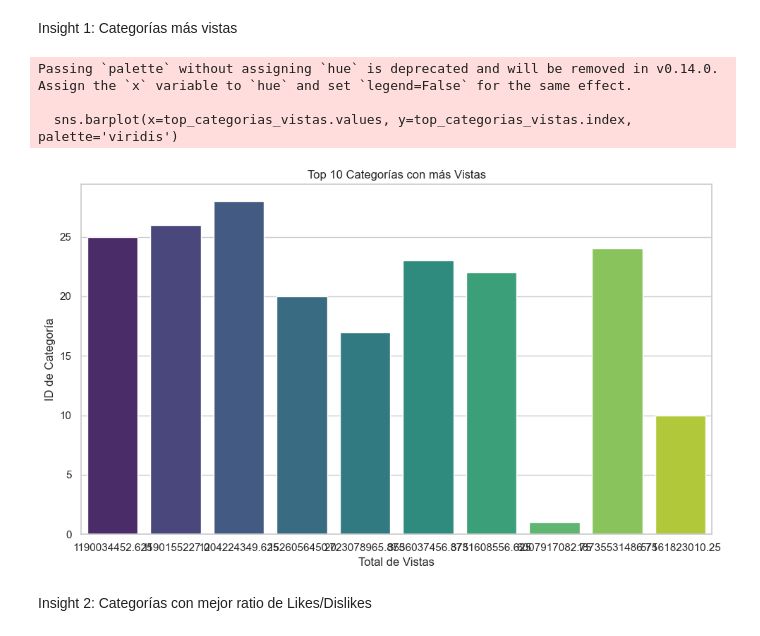
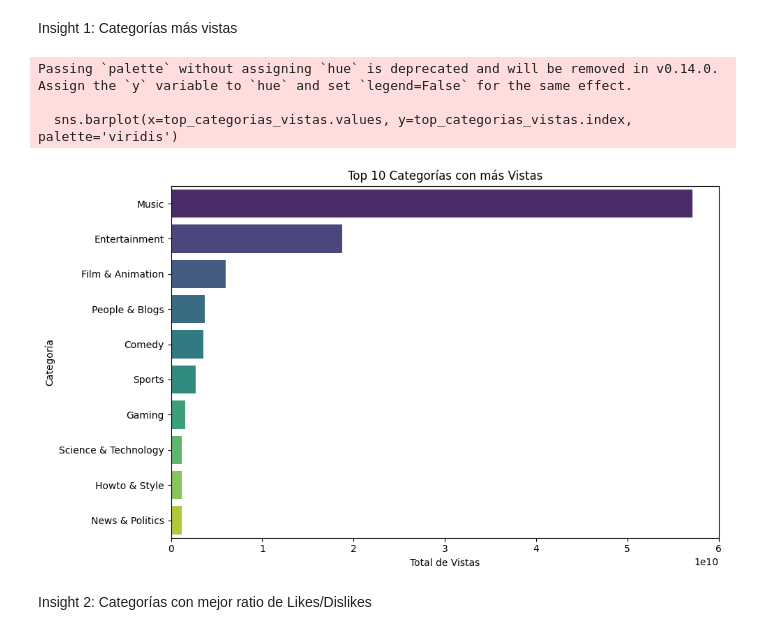
Before and after one commit to rodrigo-g08/FDS-2025-1-259, a Jupyter notebook: Graficacion con el nuevo dataset.ipynb, the cells around one changed output. Saved outputs shown, nothing was run; the diff lists cells and outputs as text; code cells hidden in the pictures.

```diff
--- a/Graficacion con el nuevo dataset.ipynb
+++ b/Graficacion con el nuevo dataset.ipynb
@@ -170,22 +170,22 @@ Insight 1: Categorías más vistas
 # %%
 import seaborn as sns
 import matplotlib.pyplot as plt
 
-top_categorias_vistas = df.groupby('category_id')['views'].sum().sort_values(ascending=False).head(10)
+top_categorias_vistas = df.groupby('category_title')['views'].sum().sort_values(ascending=False).head(10)
 
 plt.figure(figsize=(10,6))
 sns.barplot(x=top_categorias_vistas.values, y=top_categorias_vistas.index, palette='viridis')
 plt.title('Top 10 Categorías con más Vistas')
 plt.xlabel('Total de Vistas')
-plt.ylabel('ID de Categoría')
+plt.ylabel('Categoría')
 plt.tight_layout()
-plt.xticks(rotation=70)
+plt.xticks(rotation=0)
 plt.show()
 # %% [output]
-Passing `palette` without assigning `hue` is deprecated and will be removed in v0.14.0. Assign the `x` variable to `hue` and set `legend=False` for the same effect.
+Passing `palette` without assigning `hue` is deprecated and will be removed in v0.14.0. Assign the `y` variable to `hue` and set `legend=False` for the same effect.
 
   sns.barplot(x=top_categorias_vistas.values, y=top_categorias_vistas.index, palette='viridis')
-[figure, old version]
+[figure, new version]
 # %% [markdown]
 Insight 2: Categorías con mejor ratio de Likes/Dislikes
 # %%
```
Also changed, not shown: parts of 4 cells of this notebook.
